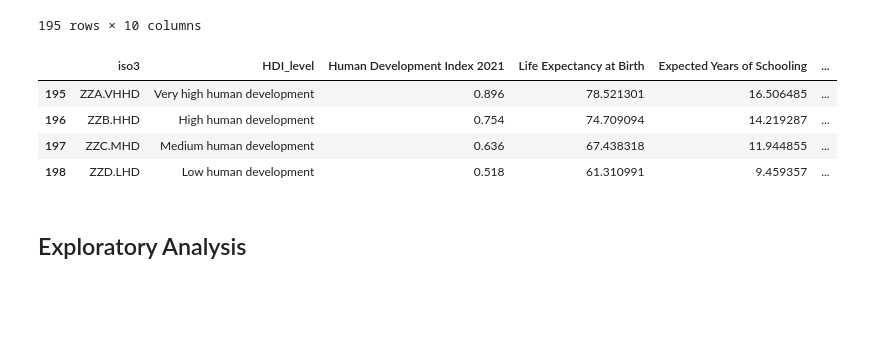
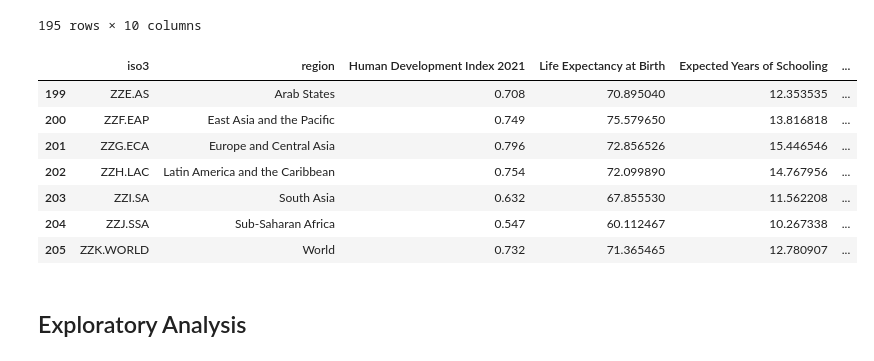
Before and after one commit to AbdullaMashaly/Human_Development_Index, a Jupyter notebook: HDI_cleaning_data.ipynb, the cells around one changed output. Cells and saved outputs as stored; diff of their text form; code cells hidden in the pictures; blank space fills up the shorter version.

```diff
--- a/HDI_cleaning_data.ipynb
+++ b/HDI_cleaning_data.ipynb
@@ -512,7 +524,7 @@ HDI_2021_titles= HDI_2021_df.rename(columns = {
                                                     }, inplace = True)
 
 HDI_2021_levels= HDI_2021_df.iloc[195:199,]
-HDI_2021_regions= HDI_2021_df.iloc[200:206,]
+HDI_2021_regions= HDI_2021_df.iloc[199:206,]
 HDI_2021_countries= HDI_2021_df.iloc[0:195,]
 
 HDI_2021_countries
@@ -533,19 +545,24 @@ HDI_2021_countries
 # %%
 #Remove columns that aren't needed in the levels and regions dataframes
 
 HDI_levels_2021_cleaned= HDI_2021_levels.drop(["HDI_Rank","region","HDI_Code"], axis=1)
 HDI_levels_2021_cleaned.rename(columns = { 'country':'HDI_level', }, inplace = True)
 
 HDI_regions_2021_cleaned= HDI_2021_regions.drop(["HDI_Rank","region","HDI_Code"], axis=1)
 HDI_regions_2021_cleaned.rename(columns = { 'country':'region', }, inplace = True)
 
-HDI_levels_2021_cleaned
+HDI_regions_2021_cleaned
+
+# HDI_levels_2021_cleaned
 # %% [output]
-|  | iso3 | HDI_level | Human Development Index 2021 | Life Expectancy at Birth | Expected Years of Schooling | ... |
-| 195 | ZZA.VHHD | Very high human development | 0.896 | 78.521301 | 16.506485 | ... |
-| 196 | ZZB.HHD | High human development | 0.754 | 74.709094 | 14.219287 | ... |
-| 197 | ZZC.MHD | Medium human development | 0.636 | 67.438318 | 11.944855 | ... |
-| 198 | ZZD.LHD | Low human development | 0.518 | 61.310991 | 9.459357 | ... |
+|  | iso3 | region | Human Development Index 2021 | Life Expectancy at Birth | Expected Years of Schooling | ... |
+| 199 | ZZE.AS | Arab States | 0.708 | 70.895040 | 12.353535 | ... |
+| 200 | ZZF.EAP | East Asia and the Pacific | 0.749 | 75.579650 | 13.816818 | ... |
+| 201 | ZZG.ECA | Europe and Central Asia | 0.796 | 72.856526 | 15.446546 | ... |
+| 202 | ZZH.LAC | Latin America and the Caribbean | 0.754 | 72.099890 | 14.767956 | ... |
+| 203 | ZZI.SA | South Asia | 0.632 | 67.855530 | 11.562208 | ... |
+| 204 | ZZJ.SSA | Sub-Saharan Africa | 0.547 | 60.112467 | 10.267338 | ... |
+| 205 | ZZK.WORLD | World | 0.732 | 71.365465 | 12.780907 | ... |
 # %%
 # Export the 2021 HDI tables as CSV files.
 HDI_2021_countries.to_csv("csv tables/HDI_2021_countries.csv", index=False)
```
Also changed, not shown: parts of 20 cells of this notebook, 17 other files.
